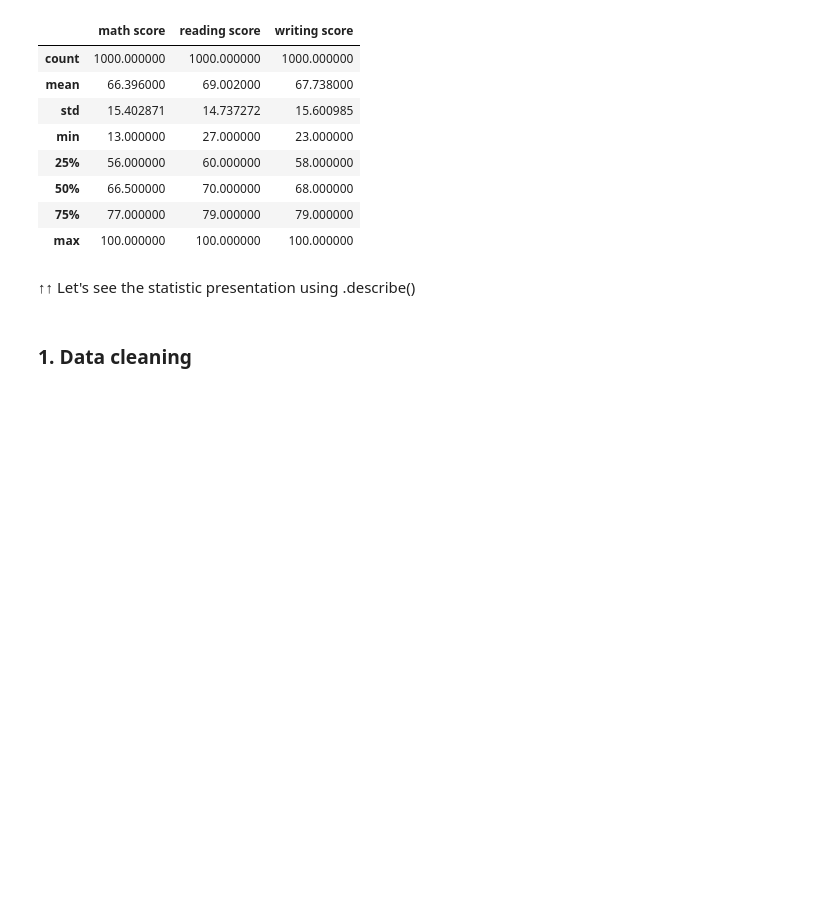
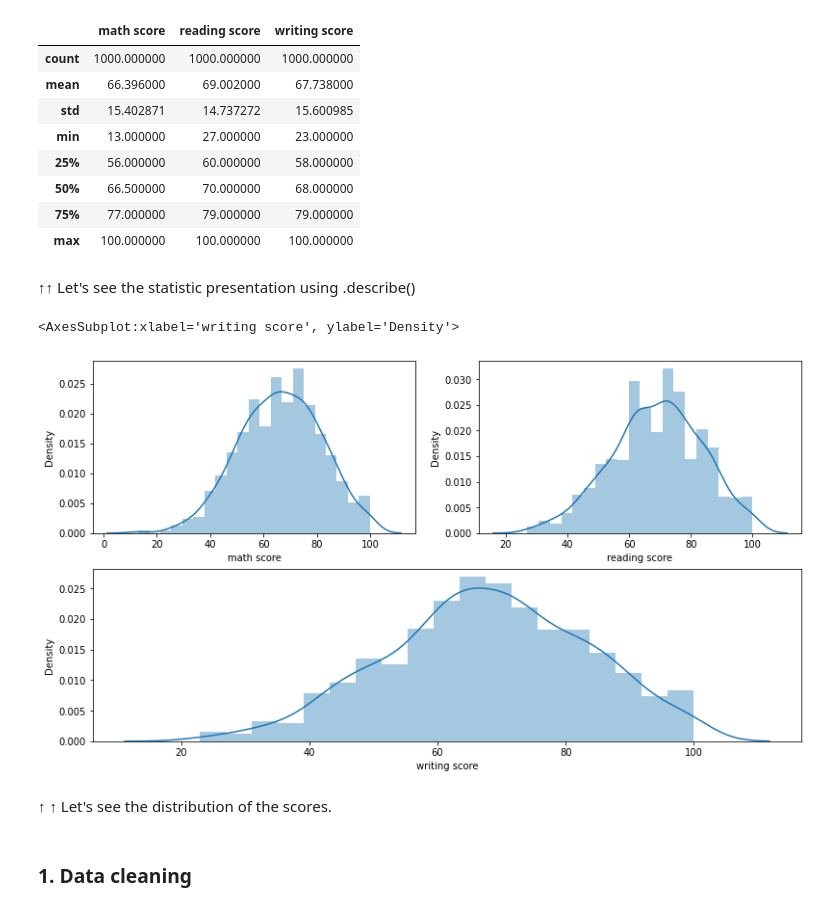
Before and after one commit to victorchendra02/Students-Performance-in-Exams, a Jupyter notebook: VictorChendra_202000338_UTS_IBDA3111.ipynb, the cells around one changed output. Cells and saved outputs as stored; diff of their text form; code cells hidden in the pictures; blank space fills up the shorter version.

```diff
--- a/VictorChendra_202000338_UTS_IBDA3111.ipynb
+++ b/VictorChendra_202000338_UTS_IBDA3111.ipynb
@@ -148,6 +165,22 @@ df.iloc[:, 5:].describe()
 | max | 100.000000 | 100.000000 | 100.000000 |
 # %% [markdown]
 ↑↑ Let's see the statistic presentation using .describe()
+# %%
+figure, ax = plt.subplots(2,2, constrained_layout=True, figsize=(11, 6))
+
+plt.subplot(2, 2, 1)
+sns.distplot(df['math score'])
+
+plt.subplot(2, 2, 2)
+sns.distplot(df['reading score'])
+
+plt.subplot(2, 2, (3, 4))
+sns.distplot(df['writing score'])
+# %% [output]
+<AxesSubplot:xlabel='writing score', ylabel='Density'>
+[figure, added]
+# %% [markdown]
+↑ ↑ Let's see the distribution of the scores.
 # %% [markdown]
 ### 1. Data cleaning
 # %% [markdown]
```
Also changed, not shown: parts of 20 cells of this notebook.
